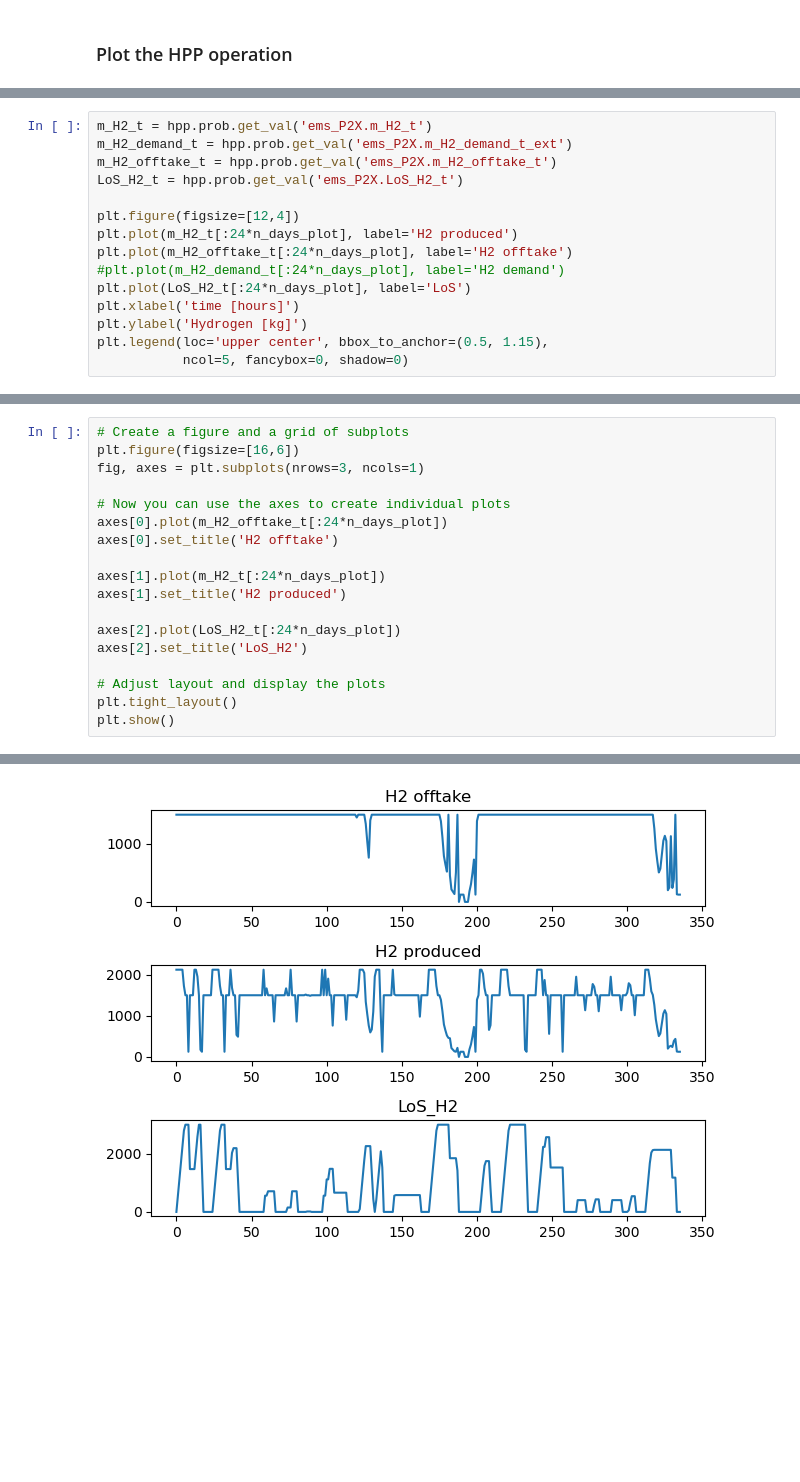
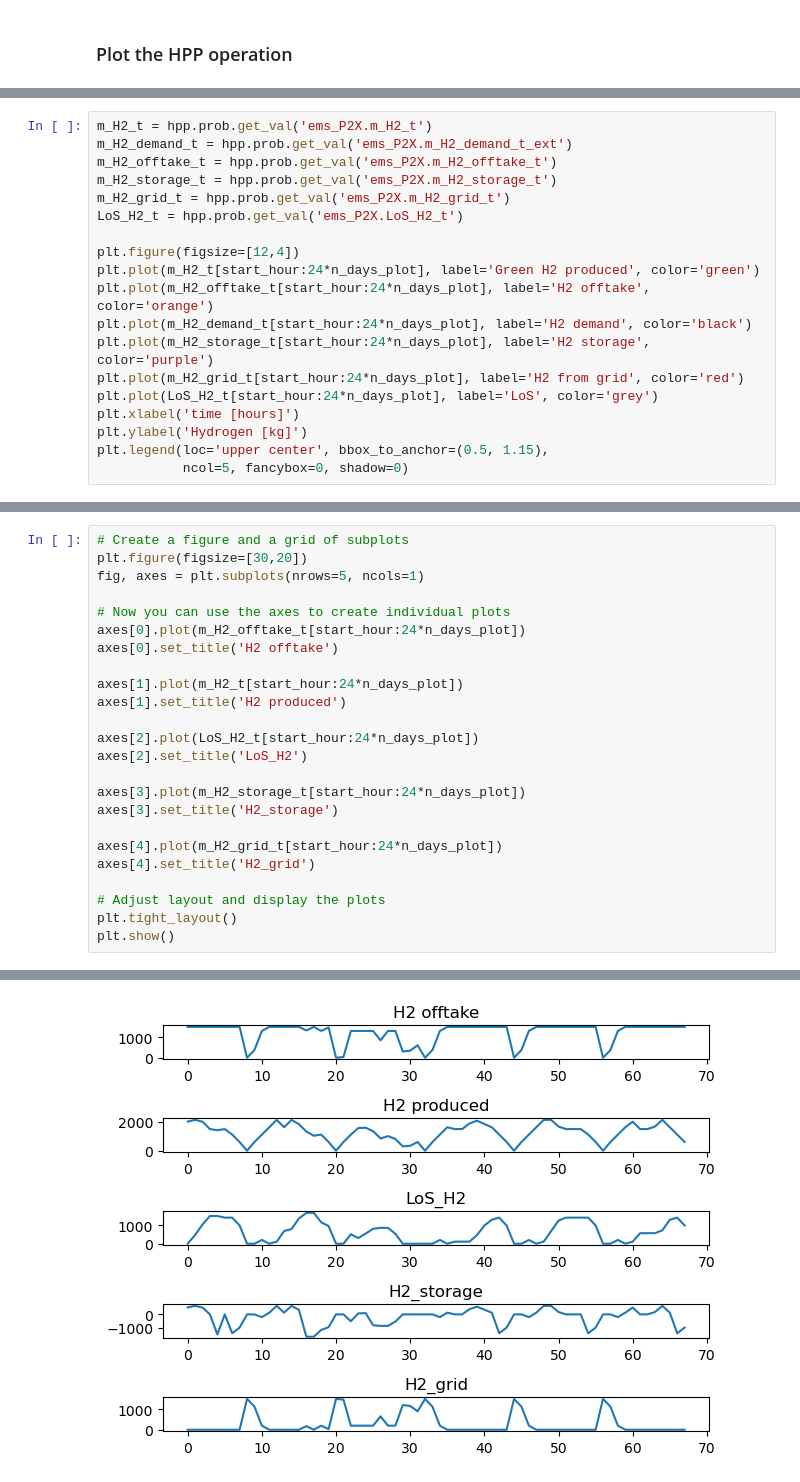
Before and after one commit to MartenDeVries96/hydesign, a Jupyter notebook: docs/notebooks/HPP_evaluation_P2X.ipynb, the cells around one changed output, grey strips where cells are left out. Saved outputs shown, nothing was run; the diff lists cells and outputs as text; blank space fills up the shorter version.

```diff
--- a/docs/notebooks/HPP_evaluation_P2X.ipynb
+++ b/docs/notebooks/HPP_evaluation_P2X.ipynb
@@ -276,13 +282,17 @@ plt.legend(loc='upper center', bbox_to_anchor=(0.5, 1.15),
 m_H2_t = hpp.prob.get_val('ems_P2X.m_H2_t')
 m_H2_demand_t = hpp.prob.get_val('ems_P2X.m_H2_demand_t_ext')
 m_H2_offtake_t = hpp.prob.get_val('ems_P2X.m_H2_offtake_t')
+m_H2_storage_t = hpp.prob.get_val('ems_P2X.m_H2_storage_t')
+m_H2_grid_t = hpp.prob.get_val('ems_P2X.m_H2_grid_t')
 LoS_H2_t = hpp.prob.get_val('ems_P2X.LoS_H2_t')
 
 plt.figure(figsize=[12,4])
-plt.plot(m_H2_t[:24*n_days_plot], label='H2 produced')
-plt.plot(m_H2_offtake_t[:24*n_days_plot], label='H2 offtake')
-#plt.plot(m_H2_demand_t[:24*n_days_plot], label='H2 demand')
-plt.plot(LoS_H2_t[:24*n_days_plot], label='LoS')
+plt.plot(m_H2_t[start_hour:24*n_days_plot], label='Green H2 produced', color='green')
+plt.plot(m_H2_offtake_t[start_hour:24*n_days_plot], label='H2 offtake', color='orange')
+plt.plot(m_H2_demand_t[start_hour:24*n_days_plot], label='H2 demand', color='black')
+plt.plot(m_H2_storage_t[start_hour:24*n_days_plot], label='H2 storage', color='purple')
+plt.plot(m_H2_grid_t[start_hour:24*n_days_plot], label='H2 from grid', color='red')
+plt.plot(LoS_H2_t[start_hour:24*n_days_plot], label='LoS', color='grey')
 plt.xlabel('time [hours]')
 plt.ylabel('Hydrogen [kg]')
 plt.legend(loc='upper center', bbox_to_anchor=(0.5, 1.15),
@@ -293,17 +303,23 @@ plt.legend(loc='upper center', bbox_to_anchor=(0.5, 1.15),
 # %%
 # Create a figure and a grid of subplots
-plt.figure(figsize=[16,6])
-fig, axes = plt.subplots(nrows=3, ncols=1)
+plt.figure(figsize=[30,20])
+fig, axes = plt.subplots(nrows=5, ncols=1)
 
 # Now you can use the axes to create individual plots
-axes[0].plot(m_H2_offtake_t[:24*n_days_plot])
+axes[0].plot(m_H2_offtake_t[start_hour:24*n_days_plot])
 axes[0].set_title('H2 offtake')
 
-axes[1].plot(m_H2_t[:24*n_days_plot])
+axes[1].plot(m_H2_t[start_hour:24*n_days_plot])
 axes[1].set_title('H2 produced')
 
-axes[2].plot(LoS_H2_t[:24*n_days_plot])
+axes[2].plot(LoS_H2_t[start_hour:24*n_days_plot])
 axes[2].set_title('LoS_H2')
+
+axes[3].plot(m_H2_storage_t[start_hour:24*n_days_plot])
+axes[3].set_title('H2_storage')
+
+axes[4].plot(m_H2_grid_t[start_hour:24*n_days_plot])
+axes[4].set_title('H2_grid')
 
 # Adjust layout and display the plots
 plt.tight_layout()
@@ -313 +329 @@ plt.show()
-[figure, old version]
+[figure, new version]
```
Also changed, not shown: parts of 8 cells of this notebook, 7 other files.
